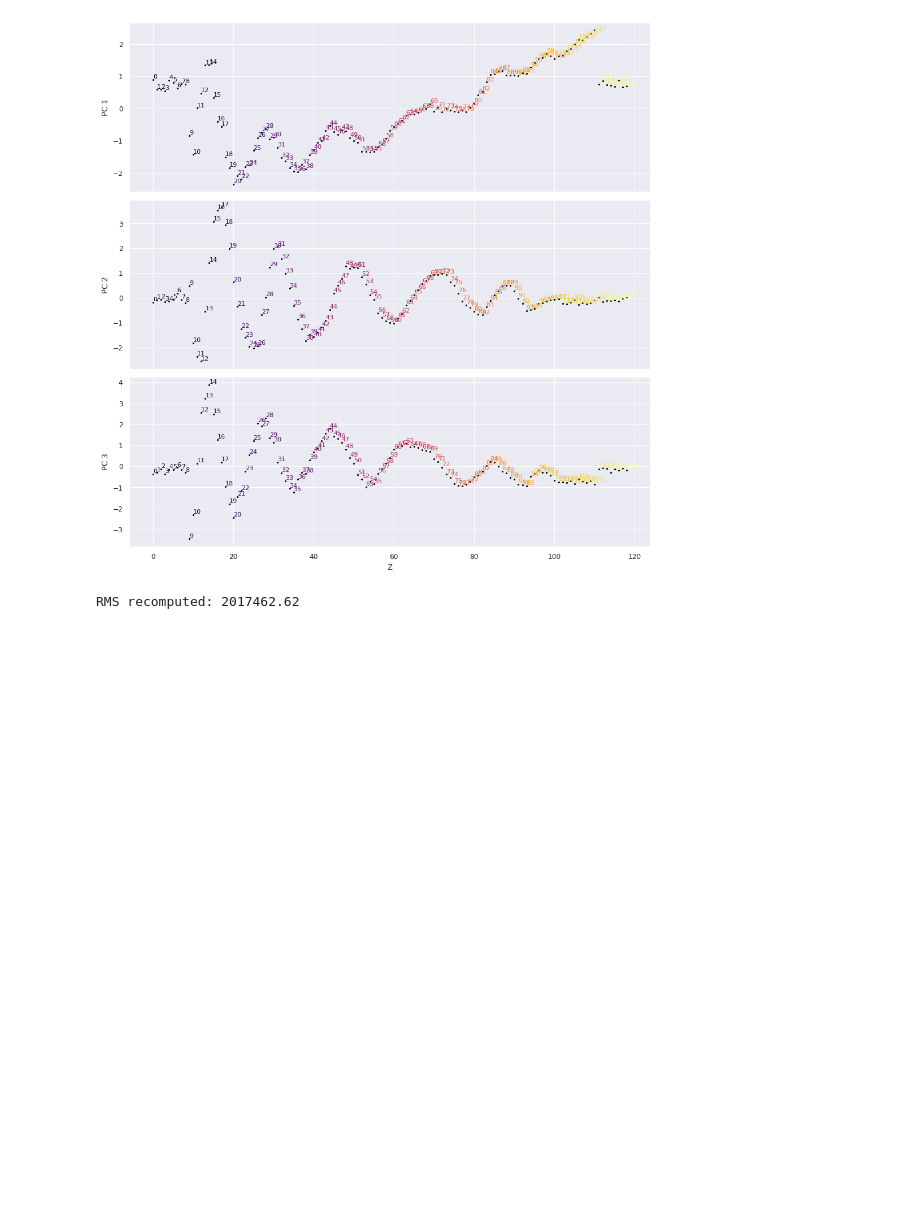
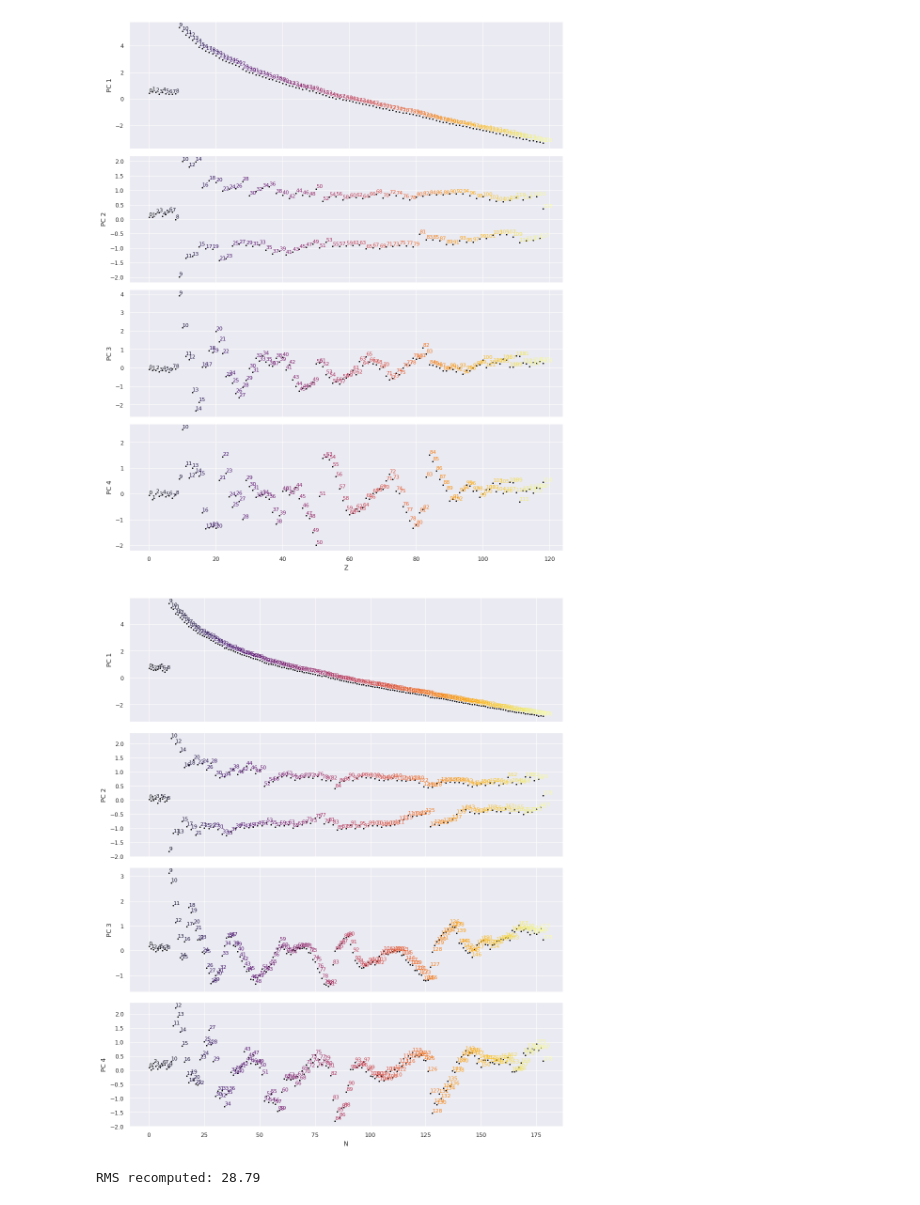
Before and after one commit to okitouni/NuCLR-MechInterp, a Jupyter notebook: paper-plots.ipynb, the cells around one changed output. Saved outputs shown, nothing was run; the diff lists cells and outputs as text; code cells hidden in the pictures; blank space fills up the shorter version.

```diff
--- a/paper-plots.ipynb
+++ b/paper-plots.ipynb
@@ -15,9 +12,14 @@ import seaborn as sns
 sns.set_style('darkgrid')
 sns.set_context('paper')
 # %%
-location = f"{IO.get_root()}/binding_2/"
+location = f"{IO.get_root()}/all_0_all_data_200k" # has sep energies
+# location = f"{IO.get_root()}/all_0_all_data_20k_no_zn" # does not have seperation energies
+# location = f"{IO.get_root()}/all_0_extrap_1_20k_no_zn_4depth"
 args = IO.load_args(f"{location}/args.yaml")
+if not hasattr(args, "PER_NUCLEON"):
+    args.PER_NUCLEON = "true"
+args.DEV = "cpu"
 data = prepare_nuclear_data(args)
 new_model = get_model_and_optim(data, args)[0]
-new_model.load_state_dict(torch.load(f"{location}/ckpts/model-45000.pt"))
-model_name = 'binding'if 'binding' in location else 'all'
+new_model.load_state_dict(torch.load(f"{location}/ckpts/model-18000.pt"))
+model_name = location.strip("/").split('/')[-1]
@@ -23,0 +30,20 @@ model_name = 'binding'if 'binding' in location else 'all'
+# %%
+for i, nucleon in enumerate(["N"]):
+    embed = new_model.emb[i].detach().cpu().numpy()
+
+    pca = PCA(n_components=(n_components:=5))
+    embed = pca.fit_transform(embed)
+    colors = plt.cm.inferno(np.linspace(0, 1, len(embed)))
+
+    # Create a figure for each pair of PCs
+    for i in range(n_components):
+        for j in range(i+1, n_components):
+            fig, ax = plt.subplots(figsize=(10, 10))
+            x, y = embed[:, i], embed[:, j]
+            scatter = ax.scatter(x, y, s=2, c='k')
+            PlottingContext.scatter_text(np.arange(len(embed)), x, y, colors=colors, ax=ax, fontsize=8)
+            ax.set_xlabel(f"PC {i+1}")
+            ax.set_ylabel(f"PC {j+1}")
+            fig.tight_layout()
+            # plt.savefig(f"plots/paper/new_{model_name}_embeddings_{nucleon}_PC{i+1}_PC{j+1}.pdf")
+            plt.show()
@@ -24,30 +61,31 @@ model_name = 'binding'if 'binding' in location else 'all'
 # %%
 # let's take a look at our embeddings
 for i, nucleon in enumerate(["Z", "N"]):
     embed = new_model.emb[i].detach().cpu().numpy()
 
-    pca = PCA(n_components=(n_components:=3))
+    pca = PCA(n_components=(n_components:=4))
+    # pca = Isomap(n_components=(n_components:=4))
     embed = pca.fit_transform(embed)
     colors = plt.cm.inferno(np.linspace(0, 1, len(embed)))
 
-    fig, axes = plt.subplots(n_components, 1, figsize=(10, 10), sharex=True)
+    fig, axes = plt.subplots(n_components, 1, figsize=(10, n_components*3), sharex=True)
     axes = axes.flatten()
     for i in range(0, n_components):
         ax = axes[i]
         x, y = np.arange(len(embed)), embed[:, i]
         ax.scatter(x, y, s=2, c='k')
         PlottingContext.scatter_text(np.arange(len(embed)), x, y, colors=colors, ax=ax, fontsize=8)
         ax.set_ylabel(f"PC {i+1}")
 
     ax.set_xlabel(nucleon)
     fig.tight_layout()
-    plt.savefig(f"plots/paper/{model_name}_embeddings_{nucleon}.pdf")
+    # plt.savefig(f"plots/paper/new_{model_name}_embeddings_{nucleon}.pdf")
     plt.show()
-    break
 # %% [output]
-[figure, old version]
+[figure, new version]
+[figure, added]
 # %%
-device = torch.device("cuda" if torch.cuda.is_available() else "cpu")
+device = "cpu"
 X_train = data.X[~torch.isnan(data.y).view(-1)]
 y_train = data.y[~torch.isnan(data.y).view(-1)]
 
@@ -69,10 +107,9 @@ def inverse_transform(vector, index):
 
 # Ensure that the RMS is the same as the franken model
 def get_preds_from_last_acts(acts):
-    preds = new_model.readout(acts) #- new_model.readout.bias
+    preds = new_model.readout(acts)
     preds = preds.detach().cpu().numpy()
     preds = data.regression_transformer.inverse_transform(preds)
-    # preds = preds / data.regression_transformer.scale_ # + data.regression_transformer.min_
     return preds[:, 0]
 
 def get_rms_from_last_acts(acts):
@@ -80,10 +117,10 @@ def get_rms_from_last_acts(acts):
     targets = y_train.detach().cpu().numpy().reshape(-1)
     targets = inverse_transform(targets, 0)
     zn = X_train[:, :2].detach().cpu().numpy()
-    rms = get_rms(preds, targets, zn, scale_by_A=True)
+    rms = get_rms(preds, targets, zn, scale_by_A=args.PER_NUCLEON=="true")
     return rms
 print(f"RMS recomputed: {get_rms_from_last_acts(acts):.2f}")
 # %% [output]
-RMS recomputed: 2017462.62
+RMS recomputed: 28.79
 # %%
 pca = PCA(n_components=100)
```
Also changed, not shown: parts of 14 cells of this notebook, 2 other files.
